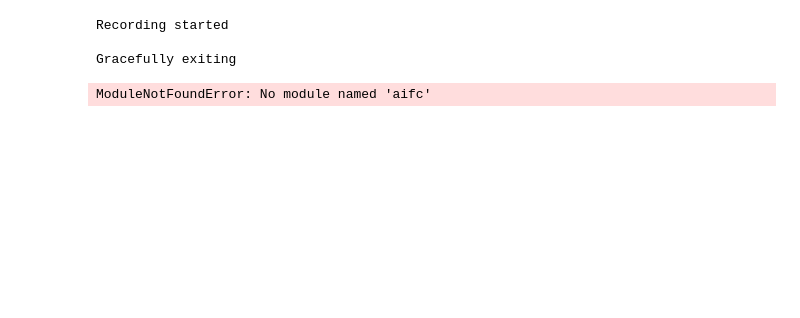
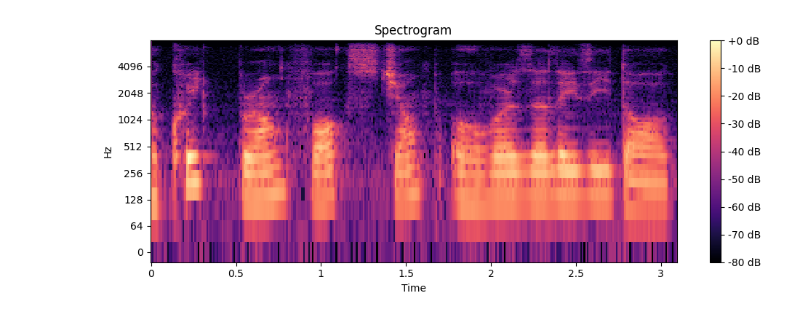
Before and after one commit to loeeeee/CS-304-Speech-Recognition-Code, a Jupyter notebook: src/loe-speech-recognition/interface.ipynb, the cells around one changed output. Cells and saved outputs as stored; diff of their text form; code cells hidden in the pictures; blank space fills up the shorter version.

Commit message:
add plots

```diff
--- a/src/loe-speech-recognition/interface.ipynb
+++ b/src/loe-speech-recognition/interface.ipynb
@@ -3,21 +3,17 @@ from segmentation import Segmentation
 from visualization import Visualization
 # %%
-# Good Mic Setup
-Segmentation.speech_high_threshold = 128
-Segmentation.speech_low_threshold = 16
-Segmentation.silence_duration_threshold = 0.2
-seg = Segmentation.from_basic(
-    sample_rate=16000,
-    save_path="../../segment_results"
-)
-# Words
-seg.main()
+# # Good Mic Setup
+# Segmentation.speech_high_threshold = 128
+# Segmentation.speech_low_threshold = 16
+# Segmentation.silence_duration_threshold = 0.2
+# seg = Segmentation.from_basic(
+#     sample_rate=16000,
+#     save_path="../../segment_results"
+# )
+# # Words
+# seg.main()
-# %% [output]
-Recording started
-
-Gracefully exiting
 # %%
-vis = Visualization(audio_path="../../segment_results")
+vis = Visualization(audio_path="../../segment_results/result.wav")
 vis.plot_spectrogram()
 # %% [output]
-ModuleNotFoundError: No module named 'aifc'
+[figure, added]
```
Also changed, not shown: parts of 3 cells of this notebook, 1 other file.
